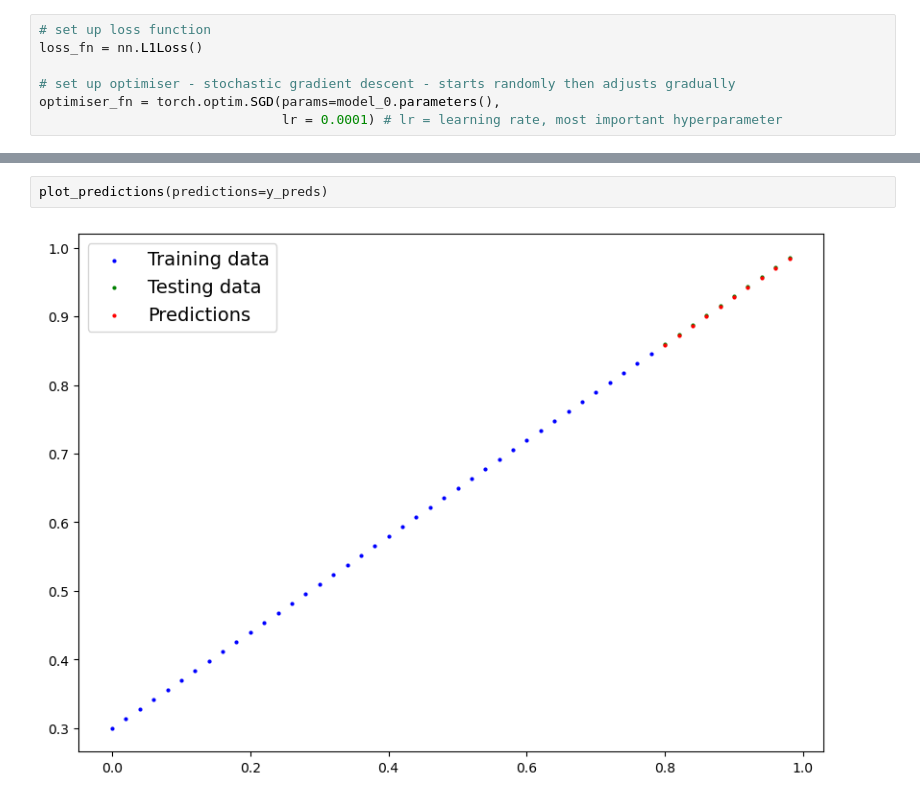
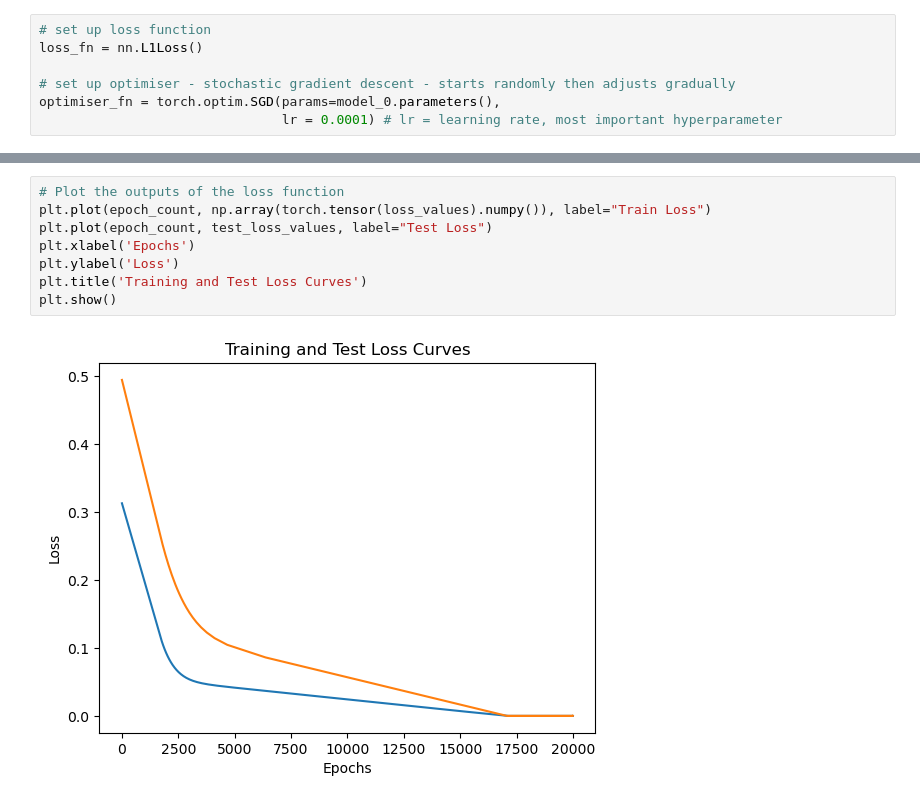
Before and after one commit to bennettandy/PyTorchWork, a Jupyter notebook: SimpleLinearRegressionModel.ipynb, the cells around one changed output, grey strips where cells are left out. Cells and saved outputs as stored; diff of their text form.

```diff
--- a/SimpleLinearRegressionModel.ipynb
+++ b/SimpleLinearRegressionModel.ipynb
@@ -214,4 +220,10 @@ tensor([[0.8588],
-# %%
-plot_predictions(predictions=y_preds)
-# %% [output]
-[figure, removed]
+# %%
+# Plot the outputs of the loss function
+plt.plot(epoch_count, np.array(torch.tensor(loss_values).numpy()), label="Train Loss")
+plt.plot(epoch_count, test_loss_values, label="Test Loss")
+plt.xlabel('Epochs')
+plt.ylabel('Loss')
+plt.title('Training and Test Loss Curves')
+plt.show()
+# %% [output]
+[figure, added]
```
Also changed, not shown: parts of 5 cells of this notebook.
